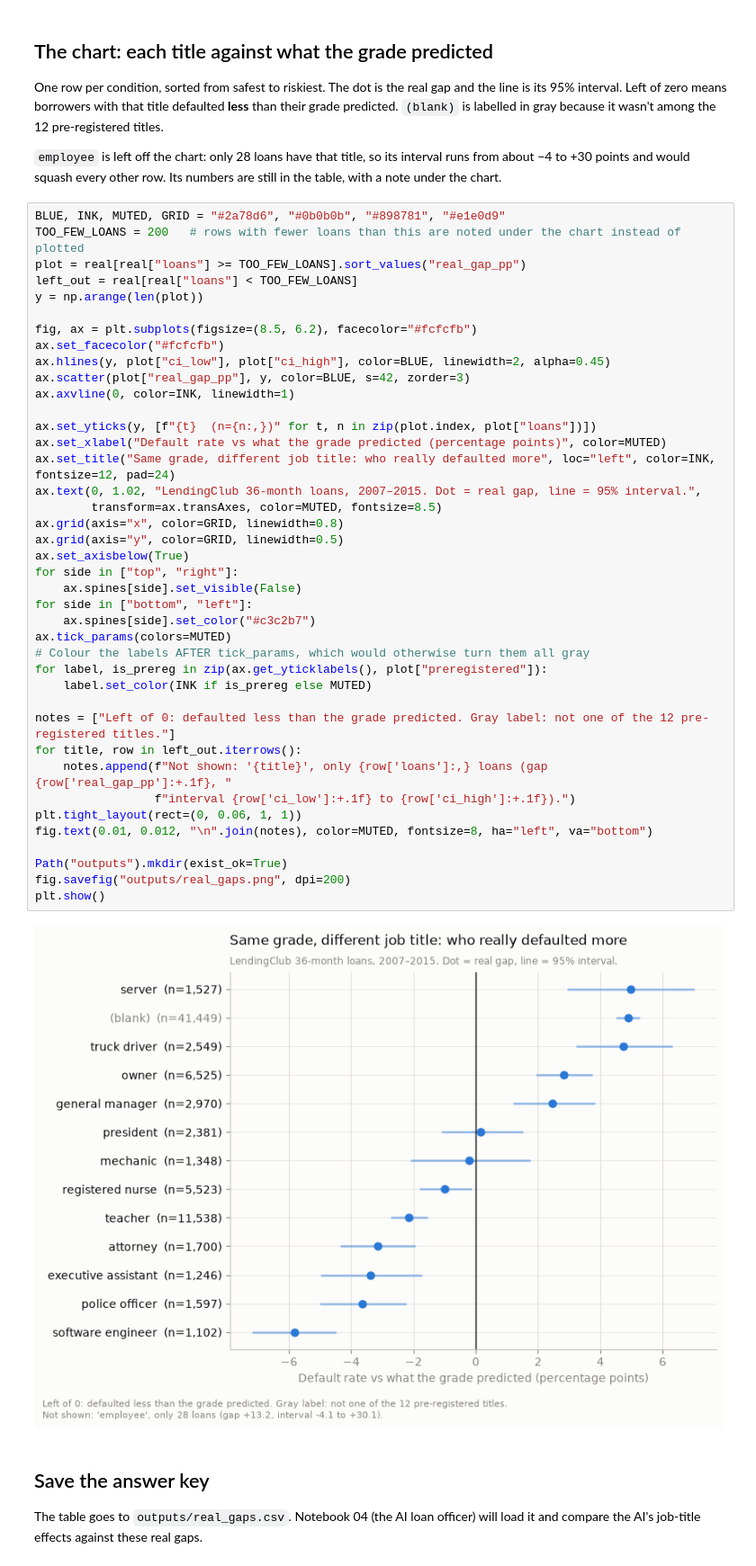
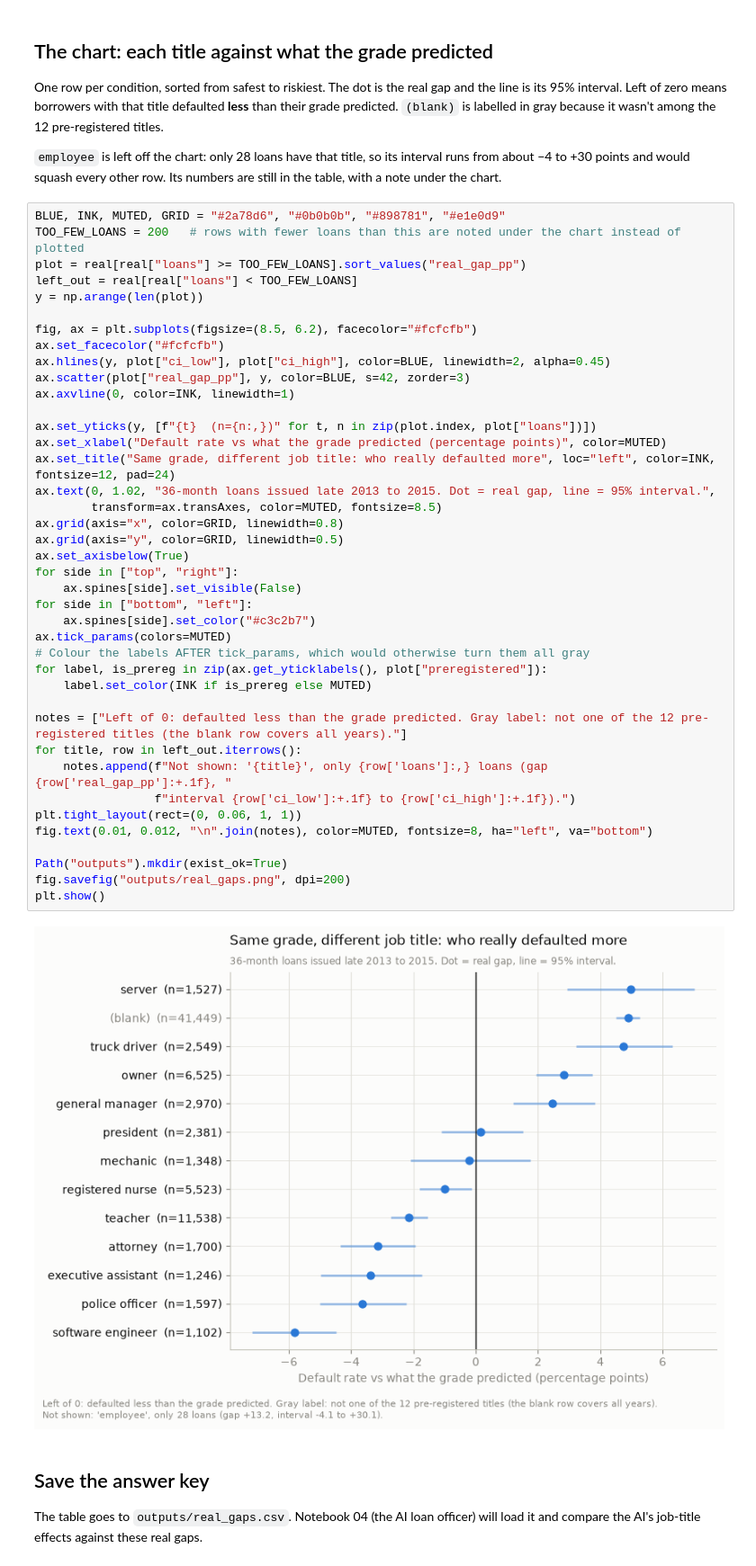
Before and after one commit to shahedalmaaitah/BeatTheGrade, a Jupyter notebook: 03_job_titles_reality.ipynb, the cells around one changed output. Shown at 90% size. Drawn from its saved outputs; the diff is of its cells as text.

```diff
--- a/03_job_titles_reality.ipynb
+++ b/03_job_titles_reality.ipynb
@@ -216,36 +253,36 @@ ax.set_facecolor("#fcfcfb")
 ax.hlines(y, plot["ci_low"], plot["ci_high"], color=BLUE, linewidth=2, alpha=0.45)
 ax.scatter(plot["real_gap_pp"], y, color=BLUE, s=42, zorder=3)
 ax.axvline(0, color=INK, linewidth=1)
 
 ax.set_yticks(y, [f"{t}  (n={n:,})" for t, n in zip(plot.index, plot["loans"])])
 ax.set_xlabel("Default rate vs what the grade predicted (percentage points)", color=MUTED)
 ax.set_title("Same grade, different job title: who really defaulted more", loc="left", color=INK, fontsize=12, pad=24)
-ax.text(0, 1.02, "LendingClub 36-month loans, 2007–2015. Dot = real gap, line = 95% interval.",
+ax.text(0, 1.02, "36-month loans issued late 2013 to 2015. Dot = real gap, line = 95% interval.",
         transform=ax.transAxes, color=MUTED, fontsize=8.5)
 ax.grid(axis="x", color=GRID, linewidth=0.8)
 ax.grid(axis="y", color=GRID, linewidth=0.5)
 ax.set_axisbelow(True)
 for side in ["top", "right"]:
     ax.spines[side].set_visible(False)
 for side in ["bottom", "left"]:
     ax.spines[side].set_color("#c3c2b7")
 ax.tick_params(colors=MUTED)
 # Colour the labels AFTER tick_params, which would otherwise turn them all gray
 for label, is_prereg in zip(ax.get_yticklabels(), plot["preregistered"]):
     label.set_color(INK if is_prereg else MUTED)
 
-notes = ["Left of 0: defaulted less than the grade predicted. Gray label: not one of the 12 pre-registered titles."]
+notes = ["Left of 0: defaulted less than the grade predicted. Gray label: not one of the 12 pre-registered titles (the blank row covers all years)."]
 for title, row in left_out.iterrows():
     notes.append(f"Not shown: '{title}', only {row['loans']:,} loans (gap {row['real_gap_pp']:+.1f}, "
                  f"interval {row['ci_low']:+.1f} to {row['ci_high']:+.1f}).")
 plt.tight_layout(rect=(0, 0.06, 1, 1))
 fig.text(0.01, 0.012, "\n".join(notes), color=MUTED, fontsize=8, ha="left", va="bottom")
 
 Path("outputs").mkdir(exist_ok=True)
 fig.savefig("outputs/real_gaps.png", dpi=200)
 plt.show()
 # %% [output]
-[figure, old version]
+[figure, new version]
 # %% [markdown]
 ## Save the answer key
 
```
Also changed, not shown: parts of 5 cells of this notebook, 39 other files.
